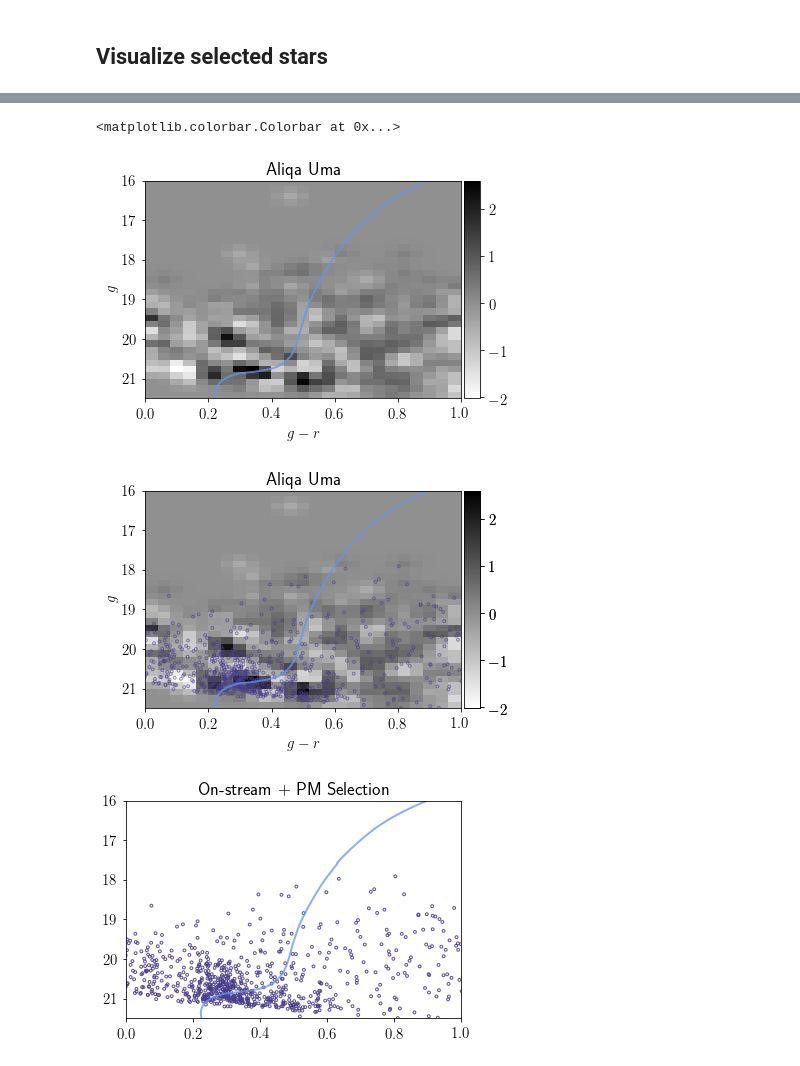
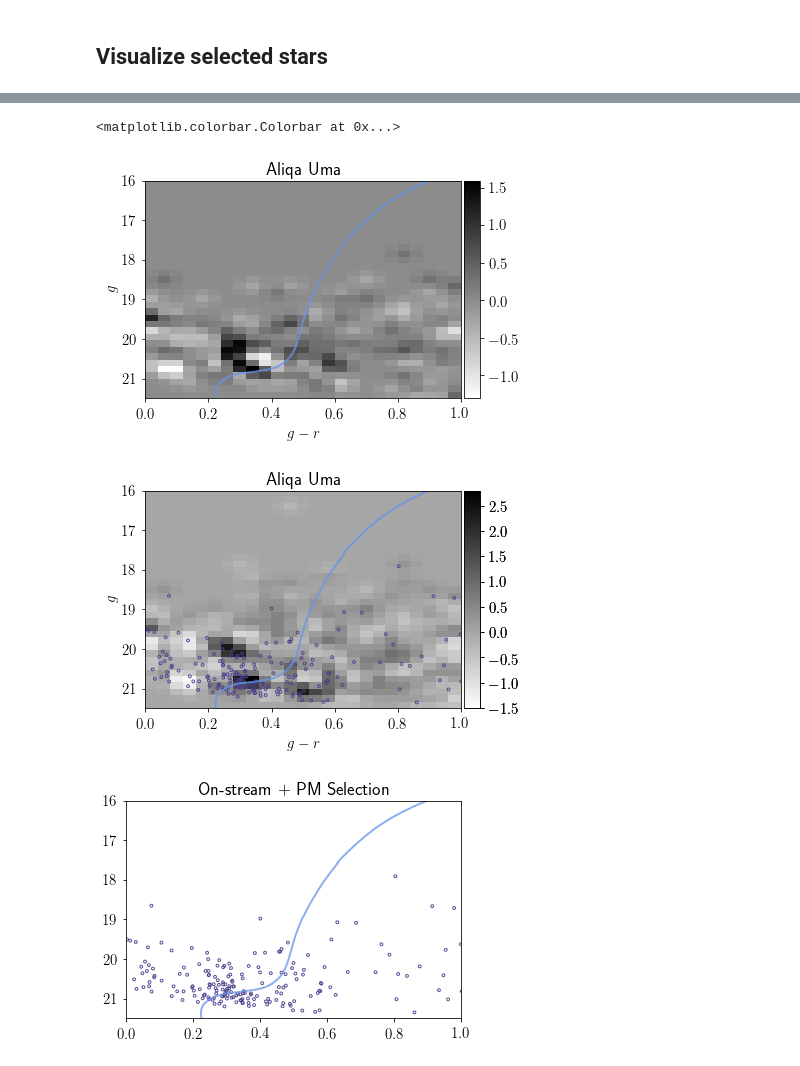
Before and after one commit to norashipp/shared_notebooks, a Jupyter notebook: Aliqa_Uma.ipynb, the cells around one changed output, grey strips where cells are left out. Drawn from its saved outputs; the diff is of its cells as text; code cells hidden in the pictures.

```diff
--- a/Aliqa_Uma.ipynb
+++ b/Aliqa_Uma.ipynb
@@ -97,6 +102,8 @@ _, off_stream = pm.select_off(data, stream, off_width, offset)
 # on_stream &= sel
 # off_stream &= sel
 
+on_stream &= (data['PHI1'] < 0)
+off_stream &= (data['PHI1'] < 0)
 off_stream &= (data['PHI2'] < 0)
 
 plx_cut = data['PARALLAX'] - 3*data['PARALLAX_ERROR'] < 0.5
@@ -478,33 +485,33 @@ pm.colorbar(im)
 # %%
-im = pm.plot_hess(stream, data[on_stream&pm_cut], data[off_stream&pm_cut], gmax=21.5)
+im = pm.plot_hess(stream, data[on_stream&pm_cut_tight], data[off_stream&pm_cut_tight], gmax=21.5)
 plt.plot(iso.color, iso.mag+mu, '-', c='cornflowerblue', lw=2, alpha=0.75, zorder=1, label='%.1f Gyr\n[Fe/H]=$%.2f$' %(age, iso.z2feh(z)))
 plt.xlim(0,1)
 plt.ylim(21.5,16)
 pm.colorbar(im)
 
 im = pm.plot_hess(stream, data[on_stream&pm_cut], data[off_stream&pm_cut], gmax=21.5)
 plt.plot(iso.color, iso.mag+mu, '-', c='cornflowerblue', lw=2, alpha=0.75, zorder=1, label='%.1f Gyr\n[Fe/H]=$%.2f$' %(age, iso.z2feh(z)))
 # plt.plot(data[MAGG][on_stream&pm_cut] - data[MAGR][on_stream&pm_cut], data[MAGG][on_stream&pm_cut], 'go', ms=5, alpha=0.5, fillstyle='none')
 # plt.scatter(data[MAGG][on_stream&pm_cut] - data[MAGR][on_stream&pm_cut], data[MAGG][on_stream&pm_cut], s=5, alpha=0.4, edgecolor='darkslateblue', facecolor='none')
 # plt.scatter(data[MAGG][on_stream&ri_cut] - data[MAGR][on_stream&ri_cut], data[MAGG][on_stream&ri_cut], s=5, alpha=0.4, edgecolor='darkslateblue', facecolor='none')
-plt.scatter(data[MAGG][on_stream&pm_cut] - data[MAGR][on_stream&pm_cut], data[MAGG][on_stream&pm_cut], s=8, alpha=0.6, edgecolor='darkslateblue', facecolor='none')
+plt.scatter(data[MAGG][on_stream&pm_cut_tight] - data[MAGR][on_stream&pm_cut_tight], data[MAGG][on_stream&pm_cut_tight], s=8, alpha=0.9, edgecolor='darkslateblue', facecolor='none')
 # plt.plot(data[MAGG][on_stream] - data[MAGR][on_stream], data[MAGG][on_stream], 'g.', ms=1, alpha=0.2, fillstyle='none')
 plt.xlim(0,1)
 plt.ylim(21.5,16)
 pm.colorbar(im)
 
 plt.figure()
 # im = pm.plot_hess(stream, data[on_stream&pm_cut], data[off_stream&pm_cut], gmax=21.5)
 plt.plot(iso.color, iso.mag+mu, '-', c='cornflowerblue', lw=2, alpha=0.75, zorder=1, label='%.1f Gyr\n[Fe/H]=$%.2f$' %(age, iso.z2feh(z)))
 # plt.plot(iso2.color, iso2.mag+mu, '--', c='cornflowerblue', lw=2, alpha=0.75, zorder=1, label='%.1f Gyr\n[Fe/H]=$%.2f$' %(age, iso.z2feh(z)))
 # plt.scatter(data[MAGG][on_stream&pm_cut] - data[MAGR][on_stream&pm_cut], data[MAGG][on_stream&pm_cut], s=8, alpha=0.9, edgecolor='darkslateblue', facecolor='none')
-plt.scatter(data[MAGG][on_stream&pm_cut] - data[MAGR][on_stream&pm_cut], data[MAGG][on_stream&pm_cut], s=8, alpha=0.9, edgecolor='darkslateblue', facecolor='none')
+plt.scatter(data[MAGG][on_stream&pm_cut_tight] - data[MAGR][on_stream&pm_cut_tight], data[MAGG][on_stream&pm_cut_tight], s=8, alpha=0.9, edgecolor='darkslateblue', facecolor='none')
 plt.xlim(0,1)
 plt.ylim(21.5,16)
 plt.title('On-stream + PM Selection')
 pm.colorbar(im)
 # %% [output]
 <matplotlib.colorbar.Colorbar at 0x...>
-[figure, old version]
+[figure, new version]
-[figure, old version]
+[figure, new version]
-[figure, old version]
+[figure, new version]
```
Also changed, not shown: parts of 17 cells of this notebook.
